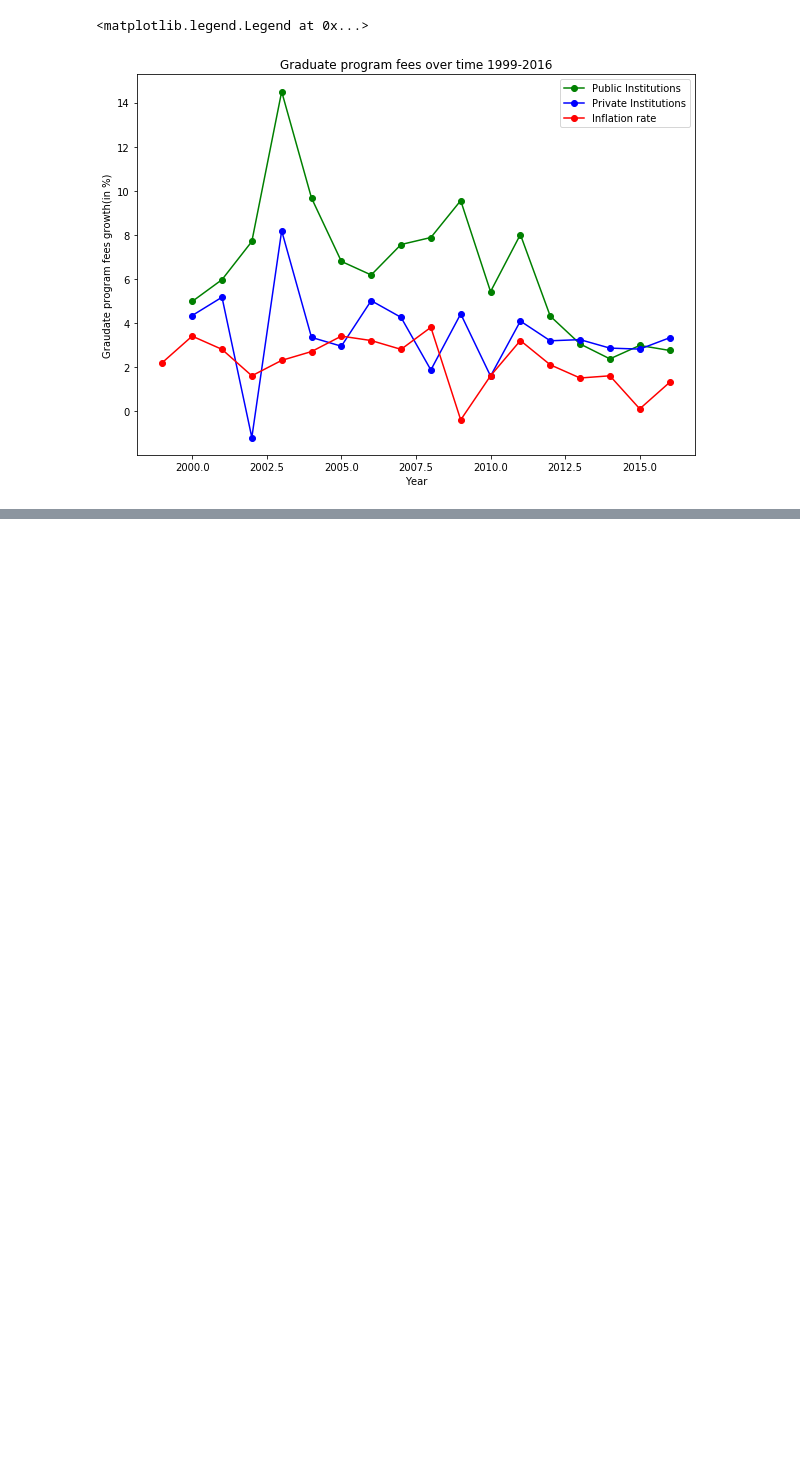
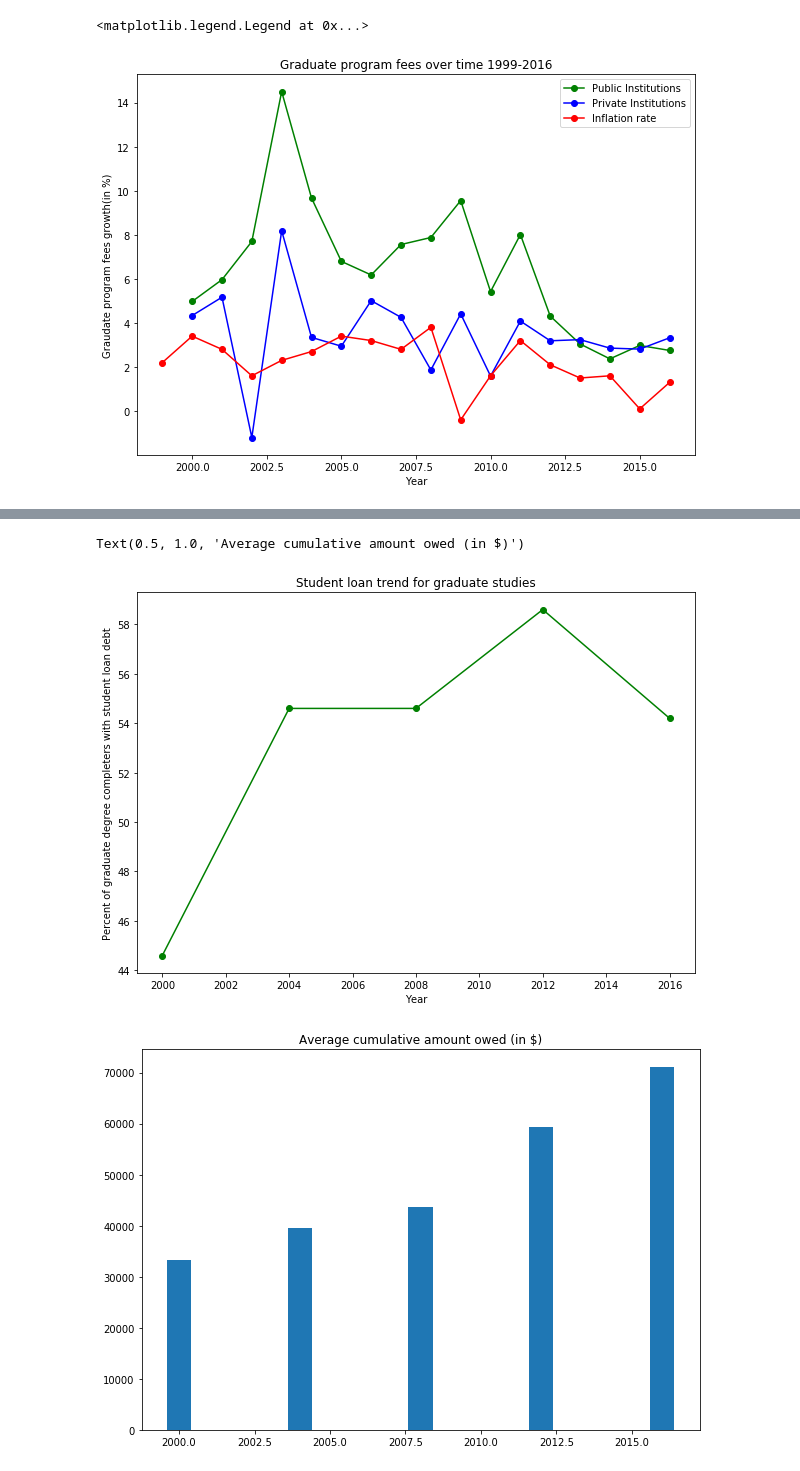
Before and after one commit to YJDave/cs418-s20-cs418_spring20_mighty_python, a Jupyter notebook: main.ipynb, the cells around one changed output, grey strips where cells are left out. Saved outputs shown, nothing was run; the diff lists cells and outputs as text; code cells hidden in the pictures; blank space fills up the shorter version.

Commit message:
Add visualization of student loan data over a time.

```diff
--- a/main.ipynb
+++ b/main.ipynb
@@ -127,0 +134,3 @@ plt.legend()
+# %%
+data = pd.read_csv('data/NCES_student_loan.csv').apply(pd.to_numeric)
+data
@@ -127,0 +144,16 @@ plt.legend()
+# %%
+x = data['Year'].values
+y = data['Percent of graduate degree completers with student loan debt'].values
+y1 = data['Average cumulative amount owed'].values
+
+fig, axs = plt.subplots(nrows=1, figsize=(10, 7))
+plot_graph(x, y, '-og', "Year", "Percent of graduate degree completers with student loan debt", "Student loan trend for graduate studies")
+
+# TODO: Fix the range of x axis here as well
+fig, axs = plt.subplots(nrows=1, figsize=(10, 7))
+plt.bar(x, y1)
+plt.title("Average cumulative amount owed (in $)")
+# %% [output]
+Text(0.5, 1.0, 'Average cumulative amount owed (in $)')
+[figure, added]
+[figure, added]
```
Also changed, not shown: parts of 5 cells of this notebook, 2 other files.
